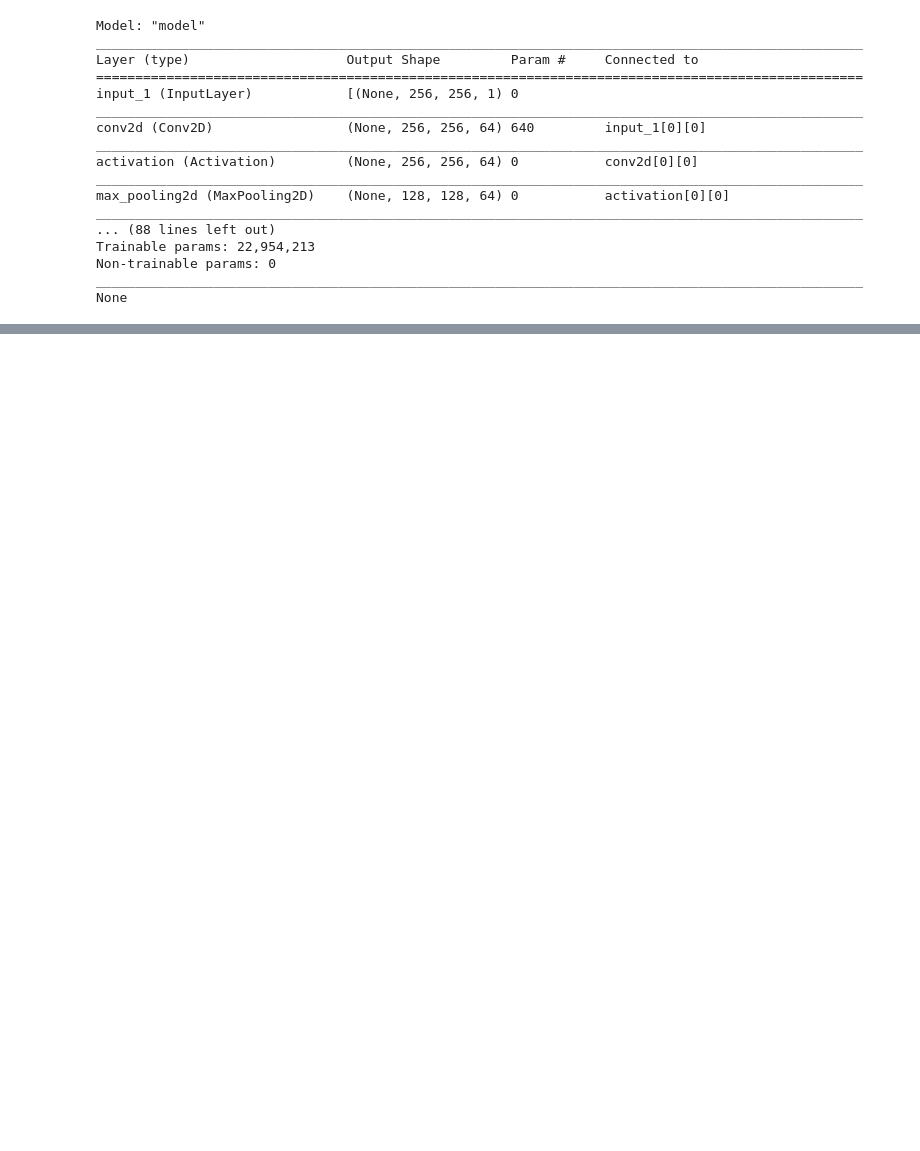
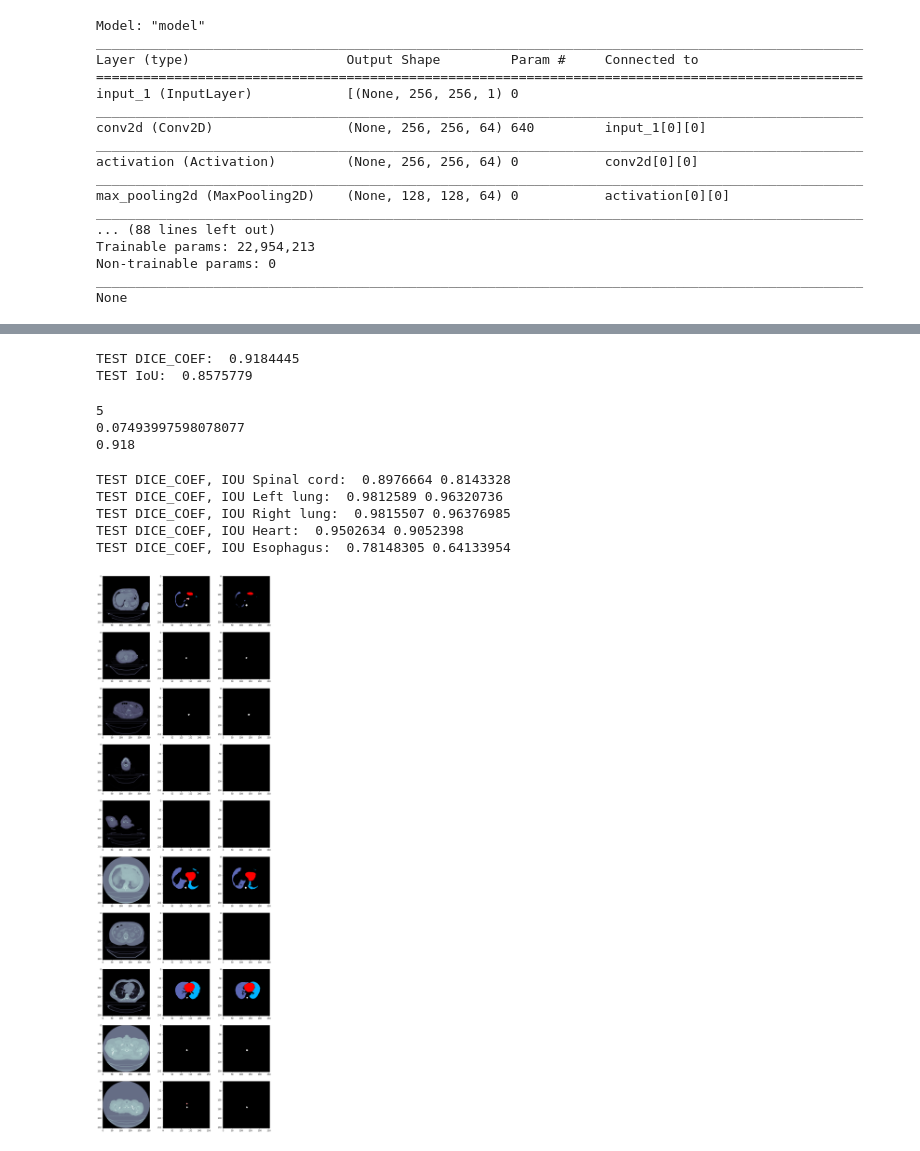
Before and after one commit to botyuu/Anatomical_Structures_Segmentation, a Jupyter notebook: Ternausnet .ipynb, the cells around one changed output, grey strips where cells are left out. Cells and saved outputs as stored; diff of their text form; code cells hidden in the pictures; blank space fills up the shorter version.

```diff
--- a/Ternausnet .ipynb
+++ b/Ternausnet .ipynb
@@ -7,8 +7,8 @@ import numpy as np
 import os
 import time
 # %%
-images = np.load("/media/bot/DANE/MED_DATASETS/NARZ_ZAGRO2/FILES/imgs16_half.npy")
-labels = np.load("/media/bot/DANE/MED_DATASETS/NARZ_ZAGRO2/FILES/masks16_half.npy")
+images = np.load("/media/bot/DANE/MED_DATASETS/NARZ_ZAGRO2/manifest-1557326747206/LCTSC/imgs_256_full.npy")
+labels = np.load("/media/bot/DANE/MED_DATASETS/NARZ_ZAGRO2/manifest-1557326747206/LCTSC/masks_256_full.npy")
 
 
 N = images.shape[0]
@@ -65,0 +69,2 @@ Epoch 52/100
+# %%
+loaded_model = tf.keras.models.load_model('saved_models/ternausnet_full_imgs2', custom_objects={"dice_coef_multilabel": dice_coef_multilabel, "iou_multilabel": iou_multilabel})
@@ -65,0 +75,36 @@ Epoch 52/100
+# %%
+preds = loaded_model.predict(x_test)
+print("TEST DICE_COEF: ", dice_coef_multilabel(y_test.astype('float32'), preds).numpy())
+print("TEST IoU: ", iou_multilabel(y_test.astype('float32'), preds, 5).numpy())
+# %% [output]
+TEST DICE_COEF:  0.9184445
+TEST IoU:  0.8575779
+# %%
+import statistics
+import numpy
+t = [0.90, 0.98,0.98, 0.95, 0.78]
+print(len(t))
+x = numpy.std(t)
+print(x)
+x = statistics.mean(t)
+print(x)
+# %% [output]
+5
+0.07493997598078077
+0.918
+# %%
+print("TEST DICE_COEF, IOU Spinal cord: ", dice_coef(y_test.astype('float32')[:, :, :, 0], preds[:, :, :, 0]).numpy(), iou(y_test.astype('float32')[:, :, :, 0], preds[:, :, :, 0]).numpy())
+print("TEST DICE_COEF, IOU Left lung: ", dice_coef(y_test.astype('float32')[:, :, :, 1], preds[:, :, :, 1]).numpy(), iou(y_test.astype('float32')[:, :, :, 1], preds[:, :, :, 1]).numpy())
+print("TEST DICE_COEF, IOU Right lung: ", dice_coef(y_test.astype('float32')[:, :, :, 2], preds[:, :, :, 2]).numpy(), iou(y_test.astype('float32')[:, :, :, 2], preds[:, :, :, 2]).numpy())
+print("TEST DICE_COEF, IOU Heart: ", dice_coef(y_test.astype('float32')[:, :, :, 3], preds[:, :, :, 3]).numpy(), iou(y_test.astype('float32')[:, :, :, 3], preds[:, :, :, 3]).numpy())
+print("TEST DICE_COEF, IOU Esophagus: ", dice_coef(y_test.astype('float32')[:, :, :, 4], preds[:, :, :, 4]).numpy(), iou(y_test.astype('float32')[:, :, :, 4], preds[:, :, :, 4]).numpy())
+# %% [output]
+TEST DICE_COEF, IOU Spinal cord:  0.8976664 0.8143328
+TEST DICE_COEF, IOU Left lung:  0.9812589 0.96320736
+TEST DICE_COEF, IOU Right lung:  0.9815507 0.96376985
+TEST DICE_COEF, IOU Heart:  0.9502634 0.9052398
+TEST DICE_COEF, IOU Esophagus:  0.78148305 0.64133954
+# %%
+show_imgs(10, x_test[10:30], y_test[10:30], preds[10:30])
+# %% [output]
+[figure, added]
```
Also changed, not shown: parts of 8 cells of this notebook, 1 other file.
